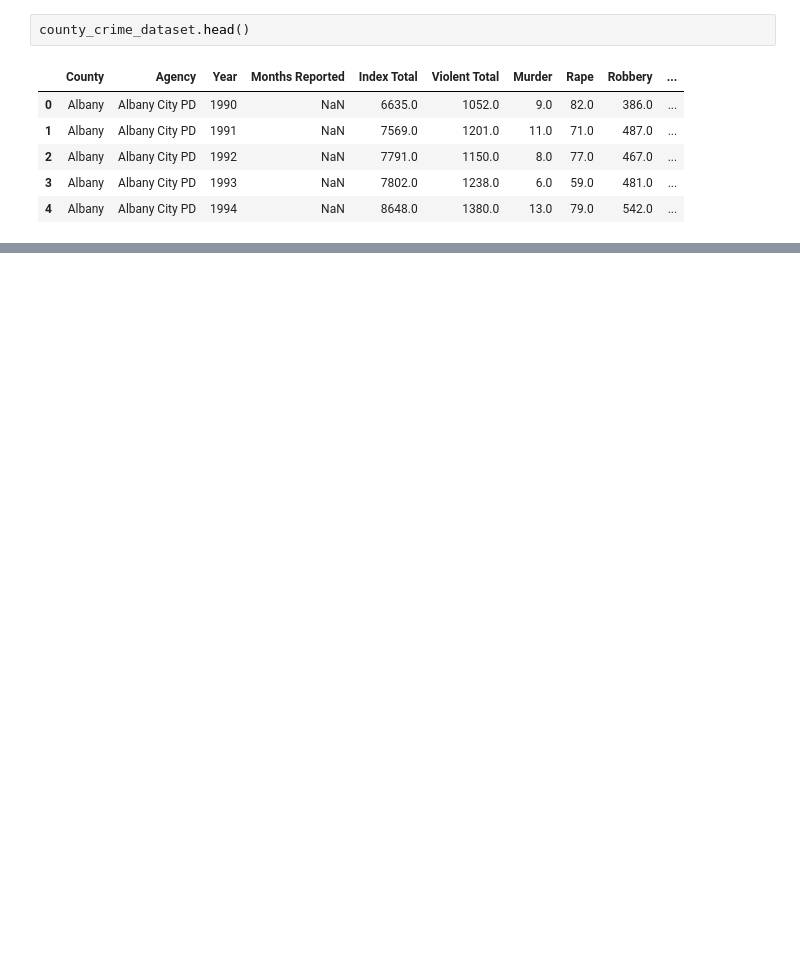
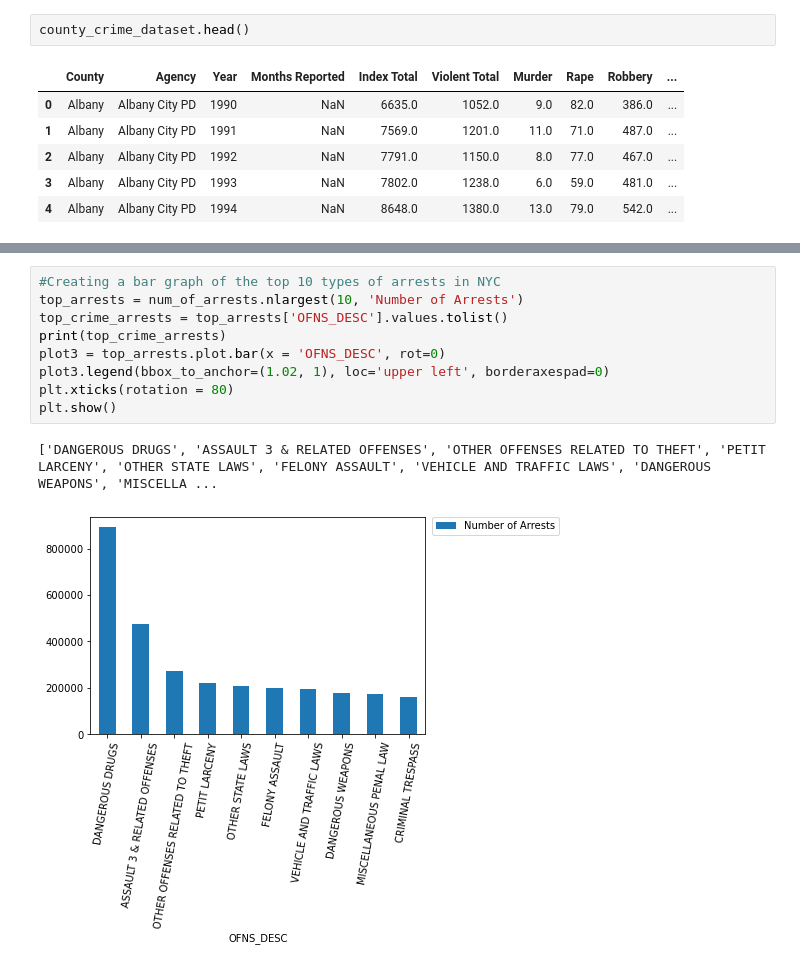
Before and after one commit to ashleyzeng/info_2950_finalproject, a Jupyter notebook: phase2.ipynb, the cells around one changed output, grey strips where cells are left out. Drawn from its saved outputs; the diff is of its cells as text; blank space fills up the shorter version.

```diff
--- a/phase2.ipynb
+++ b/phase2.ipynb
@@ -21,0 +284,12 @@ county_crime_dataset.head()
+# %%
+#Creating a bar graph of the top 10 types of arrests in NYC
+top_arrests = num_of_arrests.nlargest(10, 'Number of Arrests')
+top_crime_arrests = top_arrests['OFNS_DESC'].values.tolist()
+print(top_crime_arrests)
+plot3 = top_arrests.plot.bar(x = 'OFNS_DESC', rot=0)
+plot3.legend(bbox_to_anchor=(1.02, 1), loc='upper left', borderaxespad=0)
+plt.xticks(rotation = 80)
+plt.show()
+# %% [output]
+['DANGEROUS DRUGS', 'ASSAULT 3 & RELATED OFFENSES', 'OTHER OFFENSES RELATED TO THEFT', 'PETIT LARCENY', 'OTHER STATE LAWS', 'FELONY ASSAULT', 'VEHICLE AND TRAFFIC LAWS', 'DANGEROUS WEAPONS', 'MISCELLA ...
+[figure, added]
```
Also changed, not shown: parts of 44 cells of this notebook.
